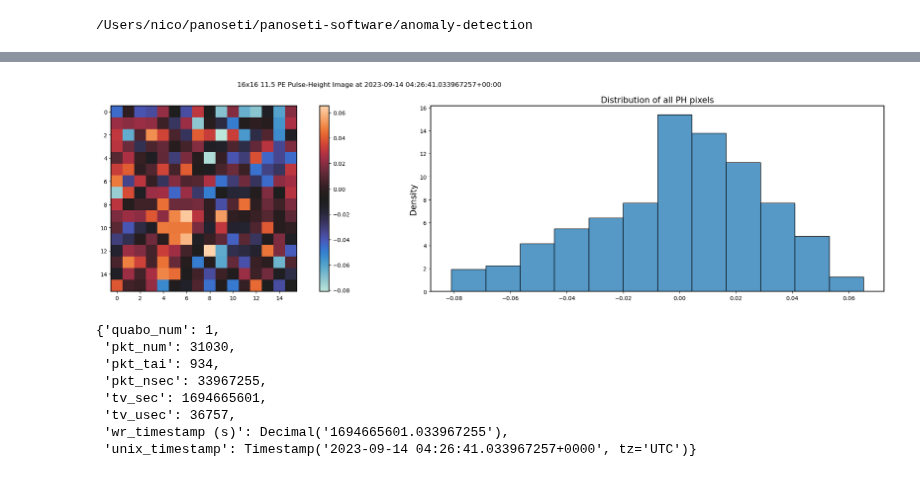
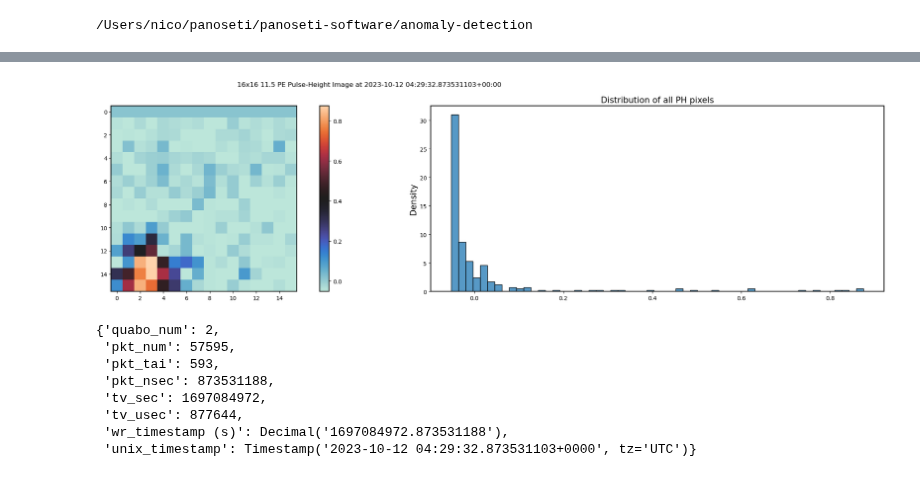
Before and after one commit to panoseti/panoseti, a Jupyter notebook: anomaly-detection/ph_eda.ipynb, the cells around one changed output, grey strips where cells are left out. Cells and saved outputs as stored; diff of their text form; code cells hidden in the pictures.

```diff
--- a/anomaly-detection/ph_eda.ipynb
+++ b/anomaly-detection/ph_eda.ipynb
@@ -137,29 +115,29 @@ ph_dataset.obs_runs
 # %%
 # PH data EDA: visualize PH image and the distribution of pixel values.
 # ph_dataset.reset_ph_generator()
-ph_data = ph_dataset.get_ph_data(8)
+ph_data = ph_dataset.get_ph_data(2)
 
 assert ph_data['img'] is not None
 f, axs = plt.subplots(1, 2, figsize=(8 * 4, 6))
 ph_dataset.plot_ph_img(ph_data['img'], ph_data['meta'], ax=axs[0])
 ph_dataset.plot_ph_pixel_dist(ph_data['img'],  ph_data['meta'], ax=axs[1], upper=None)
 # ph_dataset.plot_ph_pixel_dist(ph_data['img'],  ph_data['meta'], ax=axs[2], upper=False)
 # ph_dataset.plot_ph_pixel_dist(ph_data['img'],  ph_data['meta'], ax=axs[3], upper=True)
 f.suptitle(f"16x16 11.5 PE Pulse-Height Image at {ph_data['meta']['unix_timestamp']}")
 plt.show()
 # %% [output]
-[figure, old version]
+[figure, new version]
 # %%
 ph_data['meta']
 # %% [output]
-{'quabo_num': 1,
- 'pkt_num': 31030,
- 'pkt_tai': 934,
- 'pkt_nsec': 33967255,
- 'tv_sec': 1694665601,
- 'tv_usec': 36757,
- 'wr_timestamp (s)': Decimal('1694665601.033967255'),
- 'unix_timestamp': Timestamp('2023-09-14 04:26:41.033967257+0000', tz='UTC')}
+{'quabo_num': 2,
+ 'pkt_num': 57595,
+ 'pkt_tai': 593,
+ 'pkt_nsec': 873531188,
+ 'tv_sec': 1697084972,
+ 'tv_usec': 877644,
+ 'wr_timestamp (s)': Decimal('1697084972.873531188'),
+ 'unix_timestamp': Timestamp('2023-10-12 04:29:32.873531103+0000', tz='UTC')}
 # %%
 ph_dataset.EFFECTIVE_MAX_VAL
 # %% [output]
```
Also changed, not shown: parts of 6 cells of this notebook, 1 other file.
